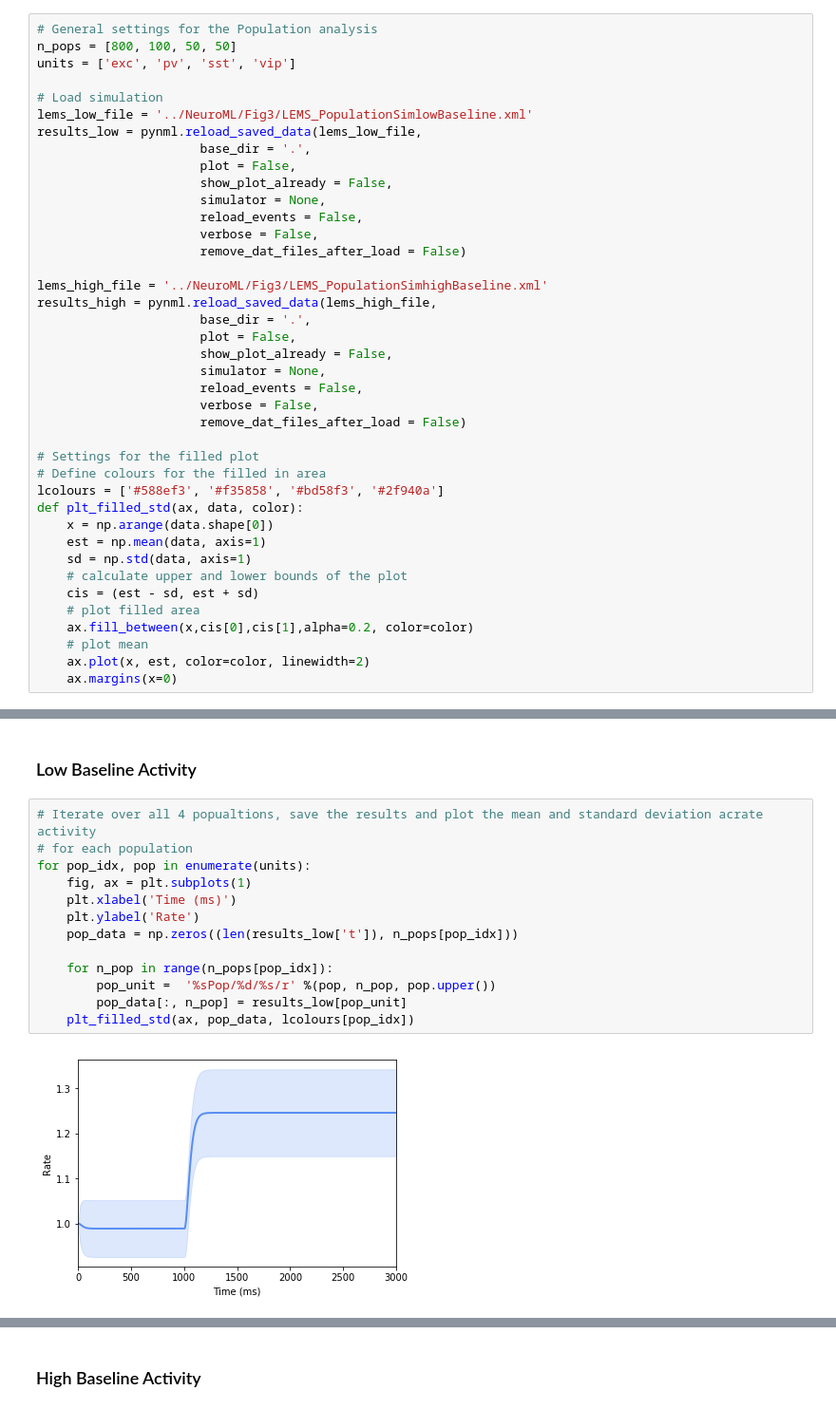
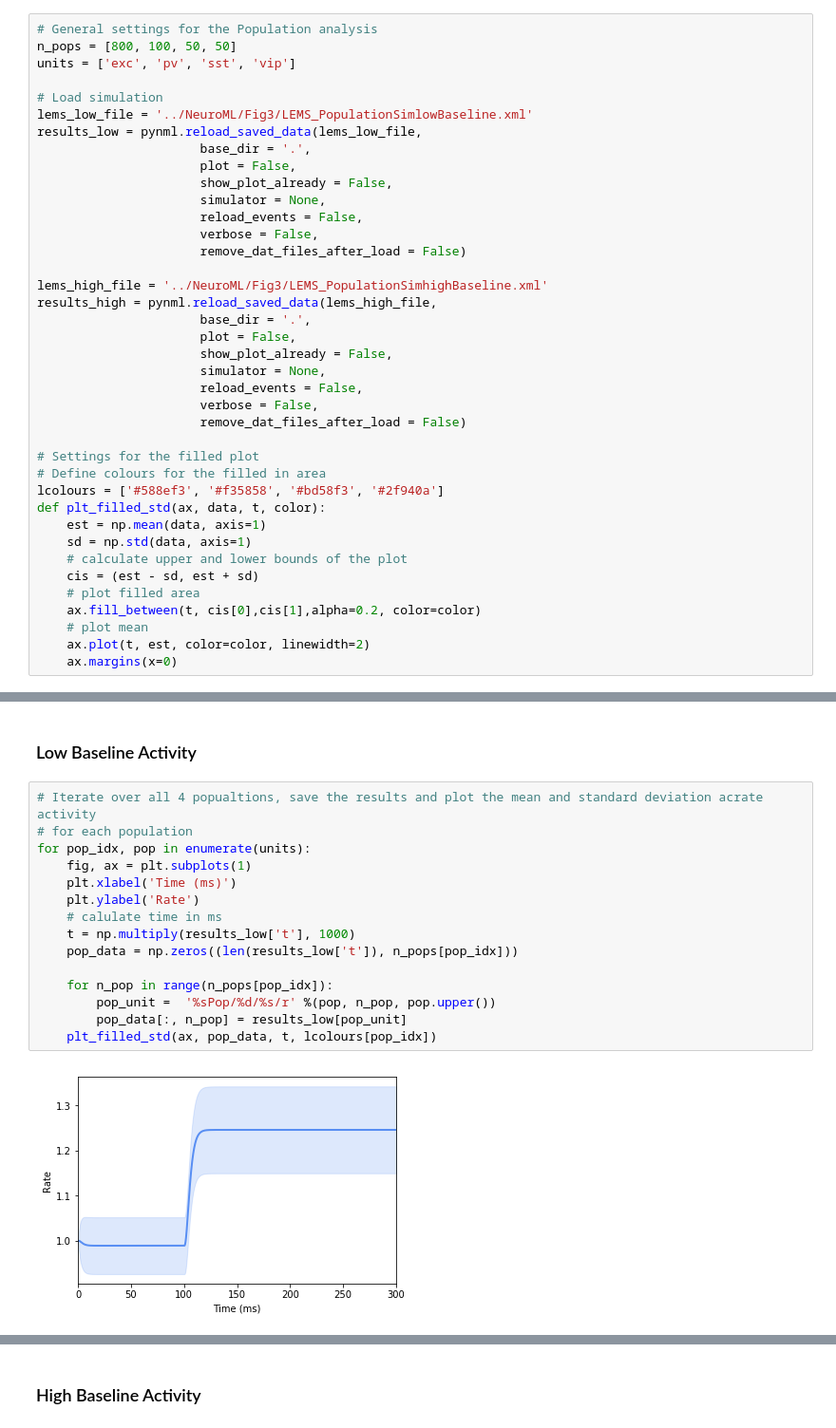
Before and after one commit to OpenSourceBrain/del-Molino2017, a Jupyter notebook: notebooks/Figures.ipynb, the cells around one changed output, grey strips where cells are left out. Shown at 95% size. Saved outputs shown, nothing was run; the diff lists cells and outputs as text.

Commit message:
notebook: Fix timescale for random network model plot

```diff
--- a/notebooks/Figures.ipynb
+++ b/notebooks/Figures.ipynb
@@ -160,16 +160,15 @@ results_high = pynml.reload_saved_data(lems_high_file,
 # Settings for the filled plot
 # Define colours for the filled in area
 lcolours = ['#588ef3', '#f35858', '#bd58f3', '#2f940a']
-def plt_filled_std(ax, data, color):
-    x = np.arange(data.shape[0])
+def plt_filled_std(ax, data, t, color):
     est = np.mean(data, axis=1)
     sd = np.std(data, axis=1)
     # calculate upper and lower bounds of the plot
     cis = (est - sd, est + sd)
     # plot filled area
-    ax.fill_between(x,cis[0],cis[1],alpha=0.2, color=color)
+    ax.fill_between(t, cis[0],cis[1],alpha=0.2, color=color)
     # plot mean
-    ax.plot(x, est, color=color, linewidth=2)
+    ax.plot(t, est, color=color, linewidth=2)
     ax.margins(x=0)
 # %% [output]
 pyNeuroML >>> Reloading data specified in LEMS file: ../NeuroML/Fig3/LEMS_PopulationSimlowBaseline.xml (/Users/jessica/Dropbox/GSoC/delMolino/NeuroML/Fig3/LEMS_PopulationSimlowBaseline.xml), base_dir: ...
@@ -179,15 +178,17 @@ pyNeuroML >>> Reloading data specified in LEMS file: ../NeuroML/Fig3/LEMS_Popula
 # %%
 # Iterate over all 4 popualtions, save the results and plot the mean and standard deviation acrate activity
 # for each population
 for pop_idx, pop in enumerate(units):
     fig, ax = plt.subplots(1)
     plt.xlabel('Time (ms)')
     plt.ylabel('Rate')
+    # calulate time in ms
+    t = np.multiply(results_low['t'], 1000)
     pop_data = np.zeros((len(results_low['t']), n_pops[pop_idx]))
 
     for n_pop in range(n_pops[pop_idx]):
         pop_unit =  '%sPop/%d/%s/r' %(pop, n_pop, pop.upper())
         pop_data[:, n_pop] = results_low[pop_unit]
-    plt_filled_std(ax, pop_data, lcolours[pop_idx])
+    plt_filled_std(ax, pop_data, t, lcolours[pop_idx])
 # %% [output]
-[figure, old version]
+[figure, new version]
```
Also changed, not shown: parts of 3 cells of this notebook.
